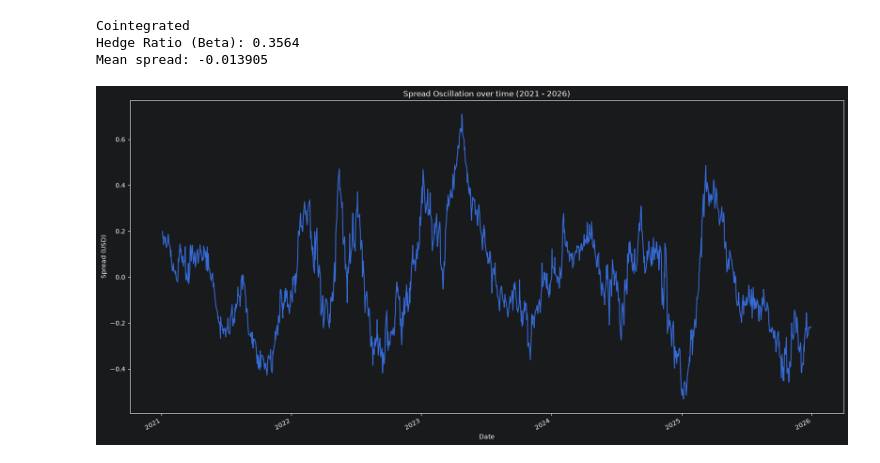
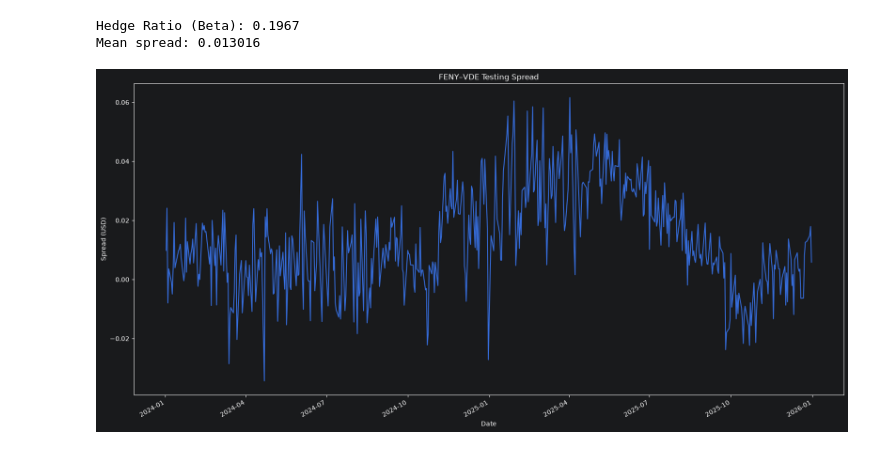
Before and after one commit to DavidFinTech/Statistical_Arbitrage_Pairs_Trading_Engine, a Jupyter notebook: Statistical Arbitrage & Pairs Trading Engine.ipynb, the cells around one changed output. Cells and saved outputs as stored; diff of their text form; code cells hidden in the pictures.

```diff
--- a/Statistical Arbitrage & Pairs Trading Engine.ipynb
+++ b/Statistical Arbitrage & Pairs Trading Engine.ipynb
@@ -39,39 +69,34 @@ plt.show()
-# %%
-#Separating two price vectors:
-series_1 = close_data['XLE']
-series_2 = close_data['VDE']
-
-#Evaluate their cointegration based on p value:
-cointegration_test = coint(series_1, series_2).pvalue
-if cointegration_test <0.05:
-    print('Cointegrated')
-else:
-    print('Not Cointegrated')
-
-#Calculating the hedge ratio (B = Beta x A + Alpha)
-#1. Calculate dependent and independent variables: B = XLE; A=VDE
-B = series_1
-A = series_2
-#2 Add constant (Alpha) to A
-A_with_constant = add_constant(A)
-#3. Fit an OLS Regression algorithm
-Ordinary_least_squares = OLS(B, A_with_constant).fit()
-#4. Extract the coefficient (Hedge Ratio) and save it in a variable
-beta = Ordinary_least_squares.params['VDE']
-#5. Construct the spread (it uses constant at its average level)
-#Beta scales with price but the intercept adds a fixed dollar amount
-spread = B - (beta * series_2)
-print(f"Hedge Ratio (Beta): {beta:.4f}")
-#Display the spread mean
-print(f"Mean spread: {spread.mean():.6f}")
-#Display the spread plot
-spread.plot(figsize=(20,10), xlabel='Date', ylabel='Spread (USD)', title='Spread Oscillation over time (2021 - 2026)')
-plt.show()
-# %% [output]
-Cointegrated
-Hedge Ratio (Beta): 0.3564
-Mean spread: -0.013905
-[figure, removed]
+# %%
+#Selected the data pair with p value less than 0.05:
+selected_training_pair = training_data[['FENY', 'VDE']].copy()
+
+#Calculating the hedge ratio (B = Beta x A + Alpha)
+#1. Calculate dependent and independent variables: B = FENY; A=VDE
+B = selected_training_pair['FENY']
+A = selected_training_pair['VDE']
+#2 Add constant (Alpha) to A
+A_with_constant = add_constant(A)
+#3. Fit an OLS Regression algorithm
+Ordinary_least_squares = OLS(B, A_with_constant).fit()
+#4. Extract the coefficient (Hedge Ratio) and save it in a variable
+beta = Ordinary_least_squares.params['VDE']
+#5. Construct the spread (it uses constant at its average level)
+#Beta scales with price but the intercept adds a fixed dollar amount
+##Use testing data instead to calculate spread (the strategy in practice)
+testing_pair = testing_data[['FENY', 'VDE']].copy()
+series_1 = testing_pair['FENY']
+series_2 = testing_pair['VDE']
+spread = series_1 - (beta * series_2)
+print(f"Hedge Ratio (Beta): {beta:.4f}")
+#Display the spread mean
+print(f"Mean spread: {spread.mean():.6f}")
+#Display the spread plot
+spread.plot(figsize=(20, 10), xlabel='Date', ylabel='Spread (USD)', title='FENY–VDE Testing Spread')
+plt.show()
+# %% [output]
+Hedge Ratio (Beta): 0.1967
+Mean spread: 0.013016
+[figure, added]
 # %%
 #Rolling Z score (How many standard deviations is the last spread from the mean spread)
 rolling_mean = spread.rolling(window=20).mean()
```
Also changed, not shown: parts of 7 cells of this notebook, 1 other file.
